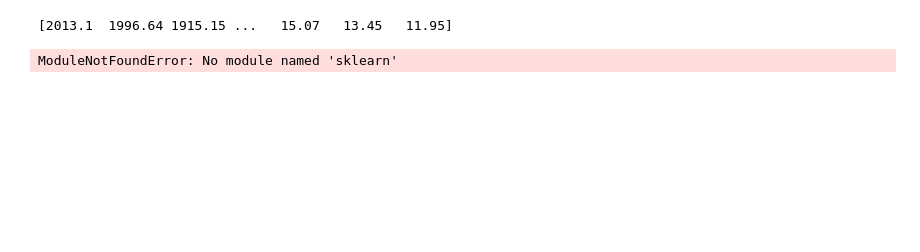
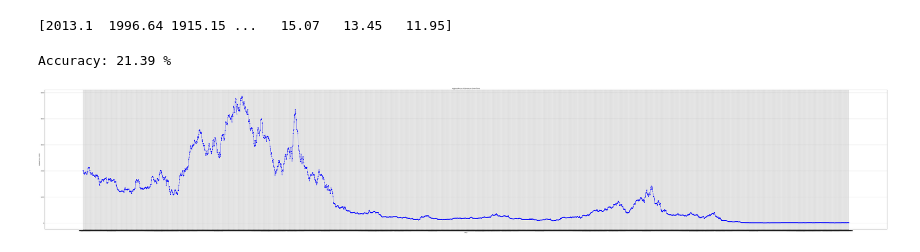
Before and after one commit to abdulbasit23415/binance-prediction-, a Jupyter notebook: pages/finance.ipynb, the cells around one changed output. Cells and saved outputs as stored; diff of their text form; code cells hidden in the pictures; blank space fills up the shorter version.

```diff
--- a/pages/finance.ipynb
+++ b/pages/finance.ipynb
@@ -25,0 +42,10 @@ df
+# %%
+df['Vol'] = df['Vol'].str.replace('K','000')
+df['Vol'] = df['Vol'].str.replace('M','000000')
+df['Vol'] = df['Vol'].str.replace('B','000000000')
+df['Vol'] = df['Vol'].replace('-', float('nan'))
+df['Vol'] = df['Vol'].astype(float)
+mean_value = df['Vol'].mean()
+df['Vol'] = df['Vol'].fillna(mean_value)
+# df['Vol'].isna().sum()
+print(df)
@@ -33,9 +92,7 @@ print(unique_values)
 [2013.1  1996.64 1915.15 ...   15.07   13.45   11.95]
 # %%
 from sklearn.model_selection import train_test_split
-X_train,X_test,Y_train,Y_test=train_test_split(X,Y,test_size=0.2,random_state=5)
+X_train,X_test,Y_train,Y_test=train_test_split(X,Y,test_size=0.3,random_state=42)
-# %% [output]
-ModuleNotFoundError: No module named 'sklearn'
 # %%
 from sklearn.linear_model import LinearRegression
 from sklearn.metrics import mean_squared_error
@@ -43,5 +100,7 @@ from sklearn.metrics import mean_squared_error
 clf=LinearRegression()
 clf.fit(X_train,Y_train)
 Y_pred = clf.predict(X_test)
-accuracy = mean_squared_error(Y_test,Y_pred)
-print("Accuracy:", accuracy)
+accuracy = mean_squared_error(Y_test,Y_pred).round(2)
+print("Accuracy:", accuracy,"%")
+# %% [output]
+Accuracy: 21.39 %
@@ -47,0 +109,10 @@ print("Accuracy:", accuracy)
+# %%
+plt.figure(figsize=(120,20))
+plt.plot(df['Date'],df['High'],color='blue',marker='o',linestyle='-')
+plt.title('Highest Price of Ethereum Over Time')
+plt.xlabel('Days')
+plt.ylabel('Highest Price (USD)')
+plt.grid(True)
+plt.show()
+# %% [output]
+[figure, added]
```
Also changed, not shown: parts of 5 cells of this notebook.
